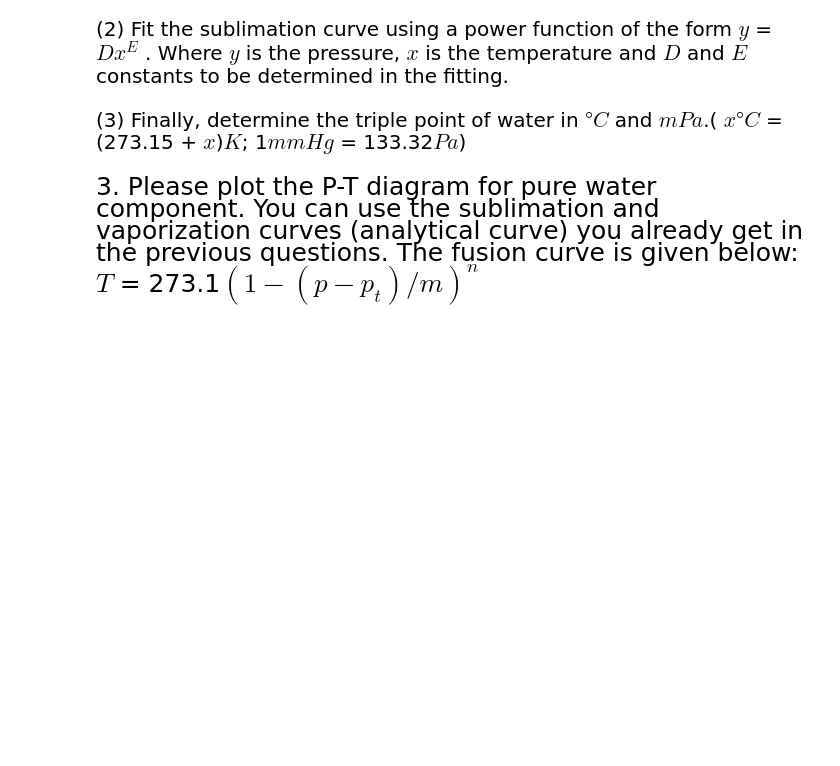
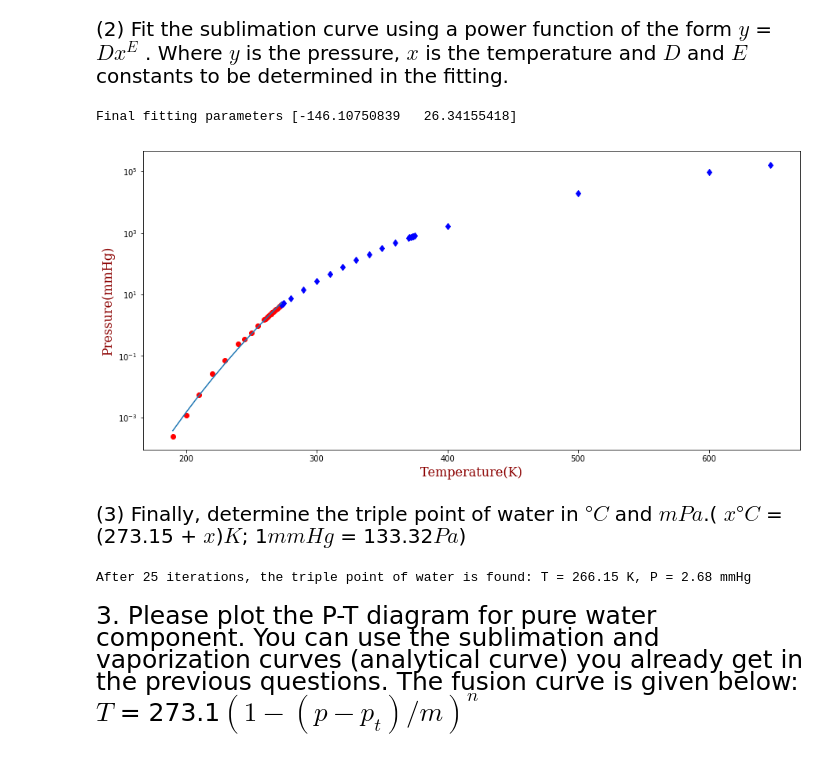
Before and after one commit to XiaomingTian-1/Physics-for-Geosystems-course, a Jupyter notebook: practical_1/practical_1.ipynb, the cells around one changed output. Saved outputs shown, nothing was run; the diff lists cells and outputs as text; code cells hidden in the pictures; blank space fills up the shorter version.

```diff
--- a/practical_1/practical_1.ipynb
+++ b/practical_1/practical_1.ipynb
@@ -70,37 +80,45 @@ plt.figure(figsize=(15, 7))
 # %%
 # Here we use Least Squares approach we have learned from the previous course to fit the data
 # At first we need to tranform the power function to linear function. ln(D) + E*ln(x) = ln(y)
 # transient flow
 P_sub = data_sub['P']
 T_sub = data_sub['T']
 
 num_coef = 2
 num_points = len(P_sub)
 
-# prepare the matrix of left hand side
 M = np.ones((num_points, num_coef))
 
 for ii in range(num_points):
-    ???
+    M[ii, 0] = 1
+    M[ii, 1] = np.log(T_sub[ii])
 
 
-# prepare the vector of right hand side
 rhs = np.zeros((num_points,))
-rhs[:] = ???
+rhs[:] = np.log(P_sub)
 
 
 # Solve linear system:
 solution = np.linalg.solve(np.dot(M.T, M), np.dot(M.T, rhs))
 print('Final fitting parameters',solution)
 
 D = np.exp(solution[0])
 E = solution[1]
 
 # create fitting sublimation curve
 P_fit = D*T_sub**E
 
 plt.figure(figsize=(15, 7))
-???
+plt.semilogy(data_sub['T'], data_sub['P'], 'ro')
+plt.semilogy(data_vap['T'], data_vap['P'], 'bd')
+plt.semilogy(T_sub, P_fit)
+
+plt.xlabel('Temperature(K)', fontdict=font)
+plt.ylabel('Pressure(mmHg)', fontdict=font)
+plt.show()
+# %% [output]
+Final fitting parameters [-146.10750839   26.34155418]
+[figure, added]
 # %% [markdown]
 <div style="font-size: 20px">
 (3) Finally, determine the triple point of water in $°C$ and $mPa$.( $x °C$ = (273.15 + $x$)$K$; 1$ mmHg$ = 133.32$Pa$)
@@ -110,9 +128,16 @@ plt.figure(figsize=(15, 7))
 
 # objective function
 def fobj(T):
-    ???
+    sub_curve = D*T**E
+    vap_curve = 10**(A-B/(C+T-273.15))
+    diff = sub_curve - vap_curve
+    return diff
 
 
+# x = np.linspace(250,350,50)
+# fval = fobj(x)
+# print(fval)
+# plt.plot(x, fval)
 
 # bisection approach
 a = 250   # left boundary
@@ -124,7 +149,10 @@ b1 = a
 b2 = b
 while True:
     mid_point = (b1+b2)/2
-    ???
+    if fobj(mid_point)*fobj(b1)<0:
+        b2=mid_point
+    else:
+        b1=mid_point
 
     itern = itern + 1
 
@@ -136,6 +164,8 @@ c = (b1+b2)/2
 
 
 print('After %i iterations, the triple point of water is found: T = %0.2f K, P = %0.2f mmHg'%(itern,c, 10**(A - B /(c + C - 273.15))))
+# %% [output]
+After 25 iterations, the triple point of water is found: T = 266.15 K, P = 2.68 mmHg
 # %% [markdown]
 <div style="font-size: 25px">
 3. Please plot the P-T diagram for pure water component. You can use the sublimation and vaporization curves (analytical curve) you already get in the previous questions. The fusion curve is given below:
```
Also changed, not shown: parts of 3 cells of this notebook.
